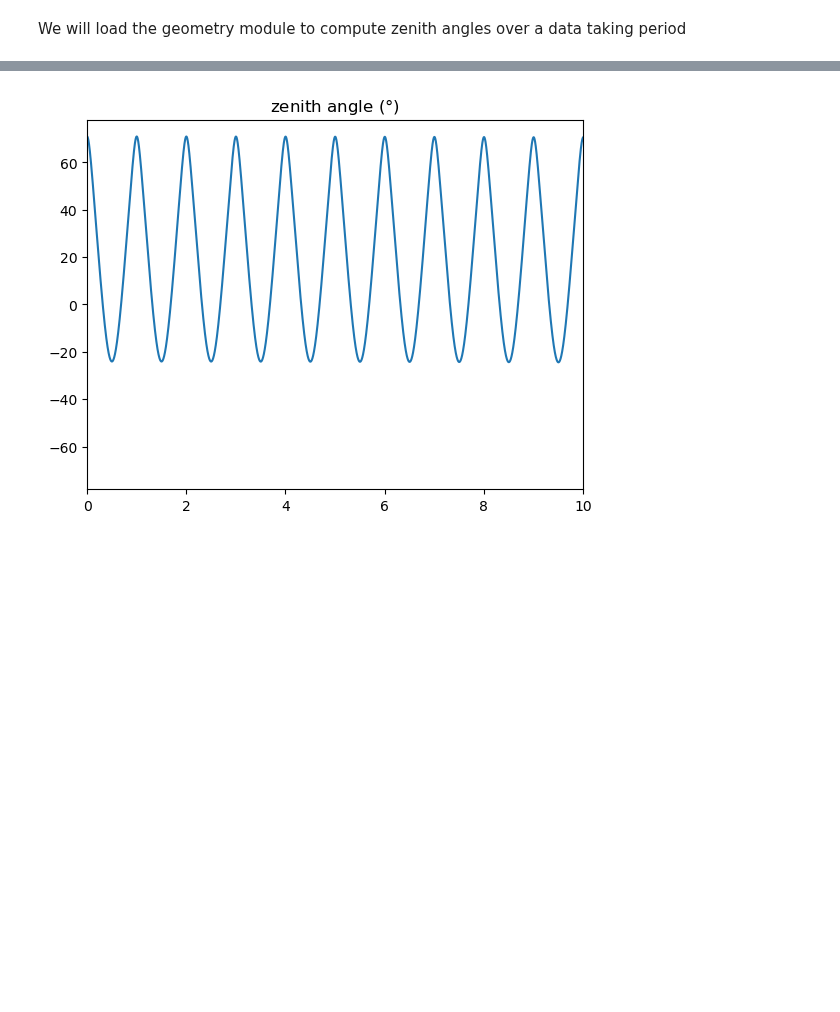
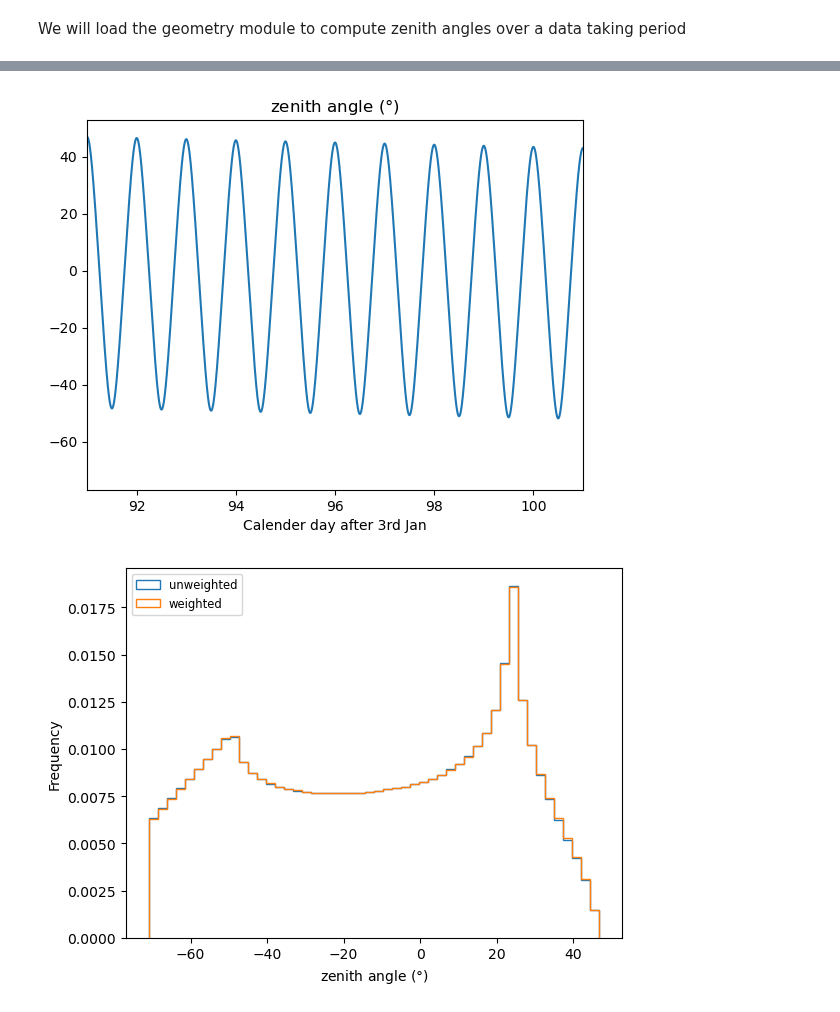
Before and after one commit to SNuDD/SNuDD, a Jupyter notebook: notebooks/earth_motion.ipynb, the cells around one changed output, grey strips where cells are left out. Cells and saved outputs as stored; diff of their text form; code cells hidden in the pictures; blank space fills up the shorter version.

```diff
--- a/notebooks/earth_motion.ipynb
+++ b/notebooks/earth_motion.ipynb
@@ -12,11 +12,18 @@ from snudd.geometry import SolarAngles
 # %% [markdown]
 We will load the geometry module to compute zenith angles over a data taking period
 # %%
-GranSasso = SolarAngles(latitude=42.47, t0=0, T=183)
+# Data taking period:
+# t0 - beginning in days after 3rd January (perihelion)
+# T  - duration of data taking beginngin at t0 in days
+t0 = 91
+T  = 182
+
+GranSasso = SolarAngles(latitude=42.47, t0=t0, T=T)
 
 # Calculate orbital positions
 times, coords = GranSasso.orbit()
 x, y = coords.T[:2]
+dist = np.sqrt(np.pow(x,2) + np.pow(y,2))     # Earth-Sun distance r in AU
 
 
 
@@ -42,17 +49,34 @@ if True:
 # %%
 # Calculate zenith angles in data taking period
 times, zens = GranSasso.zenith_angles()
 zens *= 180 / np.pi    # convert angles to degrees
 
 
 
 # Plot zenith angle as a function of time
 f = plt.figure()
 # f.set_figheight(15)
 plt.plot(times, zens)
+plt.xlabel("Calender day after 3rd Jan")
 plt.title(r'zenith angle ($\degree$)')
-plt.xlim(0,10)
+plt.xlim(t0,t0+10)
 # plt.subplots_adjust(wspace=None, hspace=0.5)
 plt.show()
+
+
+# bin the zenith angles
+ax = plt.hist(zens, density=True, bins=50, histtype='step', ls='--', label='unweighted')  # density=False would make counts
+plt.hist(zens, weights=1/np.pow(dist,2), density=True, bins=50, histtype='step', label='weighted')  # density=False would make counts
+plt.ylabel('Frequency')
+plt.xlabel(r'zenith angle ($\degree$)')
+plt.legend(fontsize='small')
+# plt.text(min(zens)*0.9, 0.55, r'lat = %s$^\degree$'%latitude, ha='center', va='top')
+plt.show()
+
+
+angles, weights = GranSasso.zenith_hist(bins=25)
+print(angles, weights)
+print("Sum of weights (data taking flux/average flux):", sum(weights))
 # %% [output]
-[figure, old version]
+[figure, new version]
+[figure, added]
```
Also changed, not shown: parts of 2 cells of this notebook, 1 other file.
